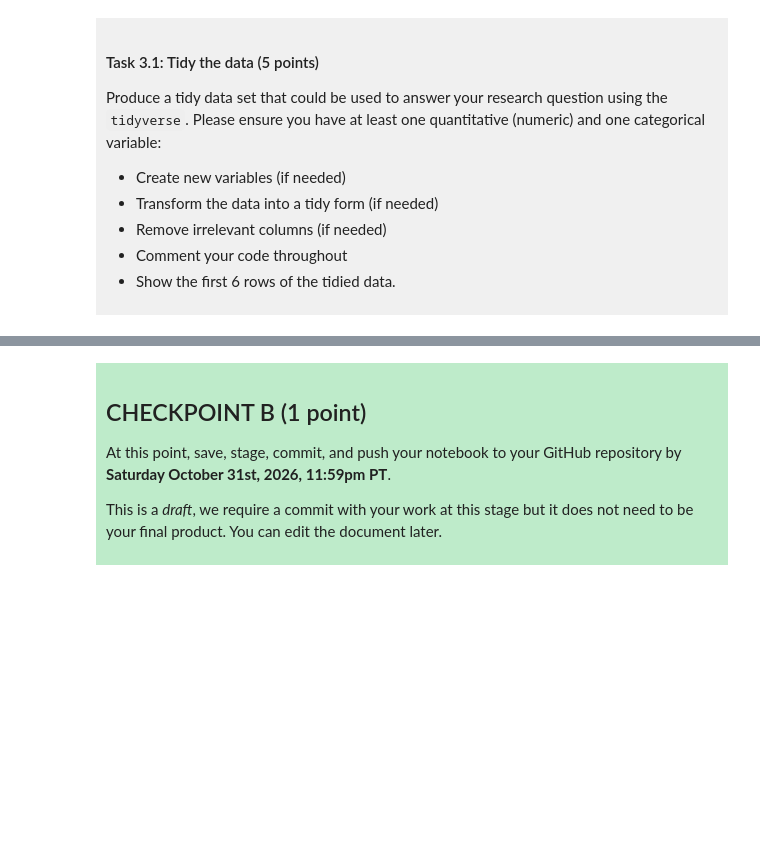
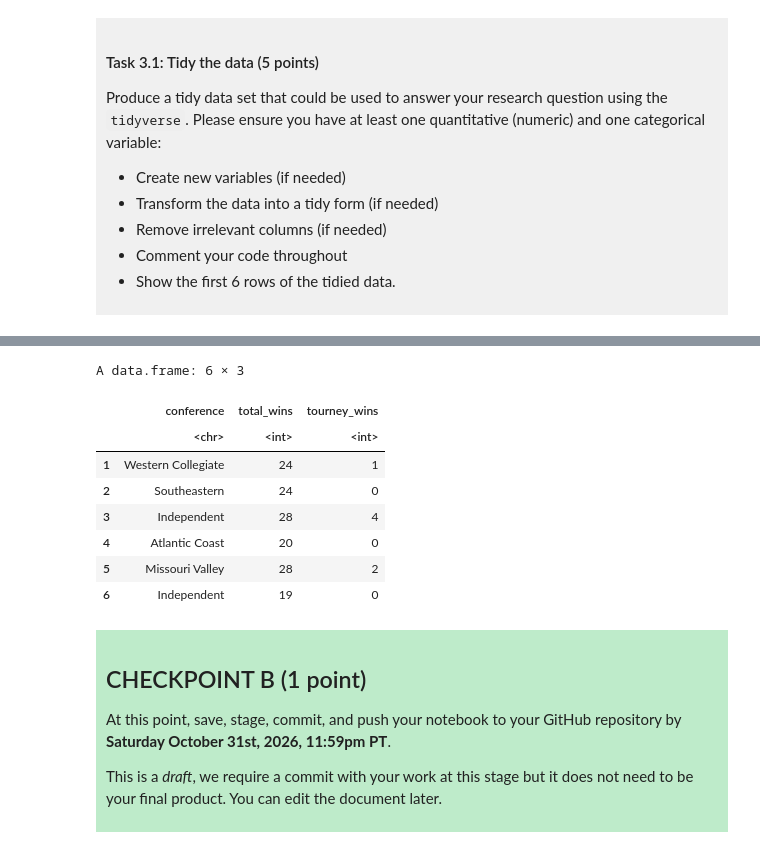
Before and after one commit to delta0312/dsci-100-project-Delta-Huang, a Jupyter notebook: dsci-100-project-notebook.ipynb, the cells around one changed output, grey strips where cells are left out. Saved outputs shown, nothing was run; the diff lists cells and outputs as text; code cells hidden in the pictures; blank space fills up the shorter version.

```diff
--- a/dsci-100-project-notebook.ipynb
+++ b/dsci-100-project-notebook.ipynb
@@ -193,3 +215,18 @@ Produce a tidy data set that could be used to answer your research question usin
+# %%
+data_filtered <- select(data, conference, total_wins, tourney_wins)
+
+head(data_filtered, 6)
+#filtered out conference total wins and tourney wins, then displayed the first 6 rows
+# %% [output]
+A data.frame: 6 × 3
+|  | conference | total_wins | tourney_wins |
+|  | <chr> | <int> | <int> |
+| 1 | Western Collegiate | 24 | 1 |
+| 2 | Southeastern | 24 | 0 |
+| 3 | Independent | 28 | 4 |
+| 4 | Atlantic Coast | 20 | 0 |
+| 5 | Missouri Valley | 28 | 2 |
+| 6 | Independent | 19 | 0 |
 # %% [markdown]
 <div style="background-color: #beebca; padding: 10px;">
 
```
Also changed, not shown: parts of 4 cells of this notebook.
